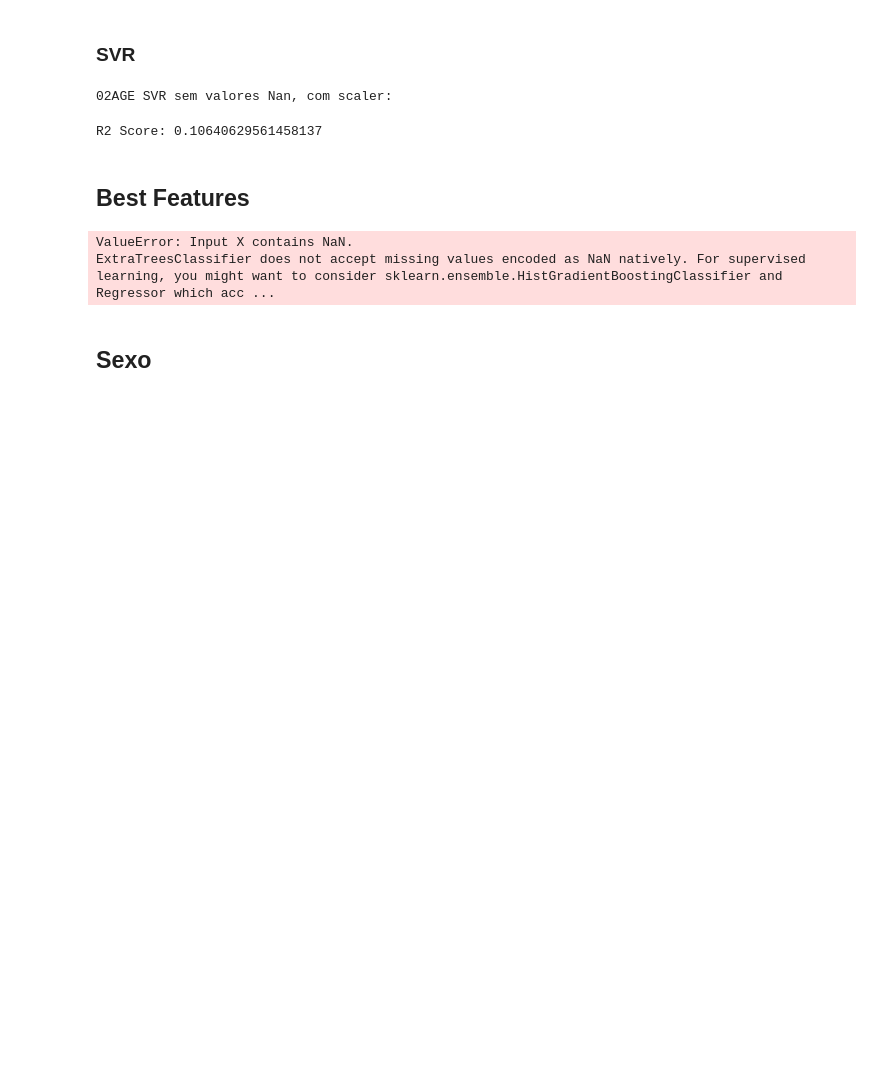
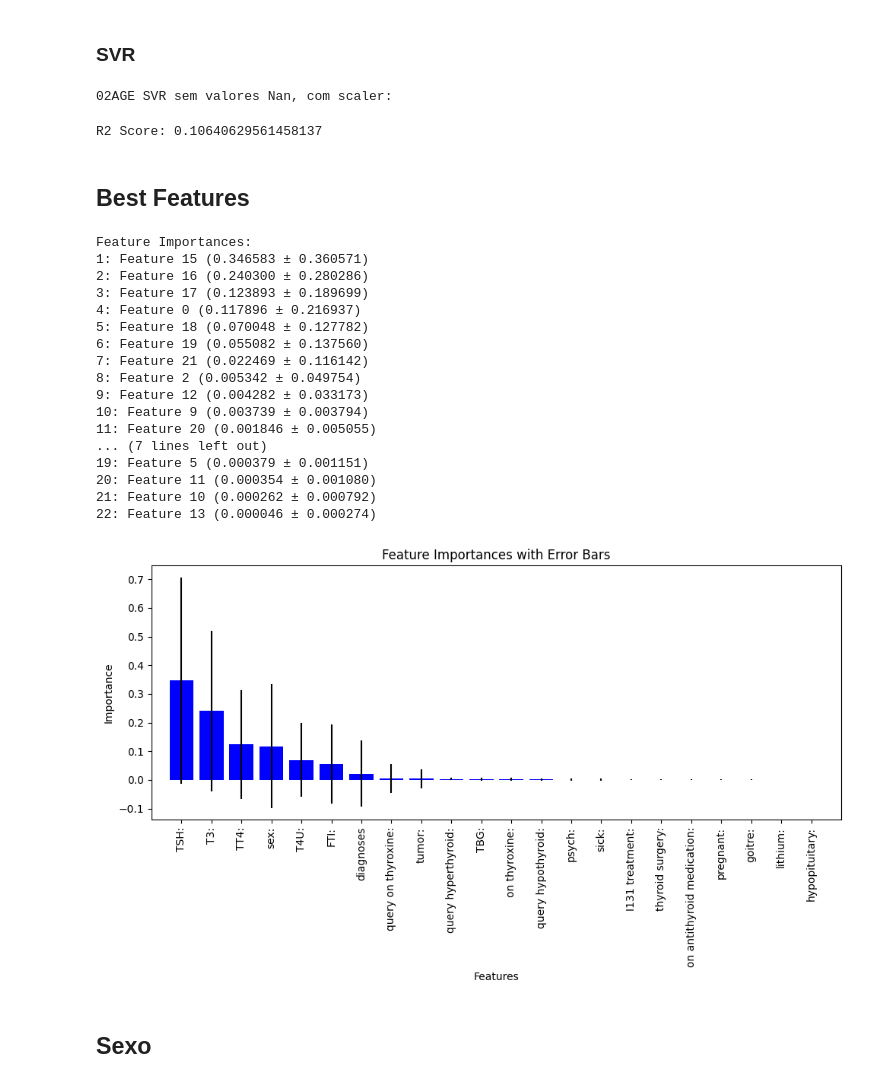
Before and after one commit to pdlopes21/EC2024, a Jupyter notebook: proj.ipynb, the cells around one changed output. Drawn from its saved outputs; the diff is of its cells as text; code cells hidden in the pictures; blank space fills up the shorter version.

```diff
--- a/proj.ipynb
+++ b/proj.ipynb
@@ -557,38 +591,49 @@ y_test_flat = np.ravel(y_test)
 R2 Score: 0.10640629561458137
 # %% [markdown]
 ## Best Features
-# %%
-X_train, X_test, y_train, y_test = train_test_split(X_age, y_age, test_size=0.25,random_state=0)
-
-#SCALER
-scaler = StandardScaler()
-scaler.fit(X_train)
-Xt_train=scaler.fit_transform(X_train)
-Xt_test=scaler.fit_transform(X_test)
-
-#FEATURE SELECTION
-N,M = Xt_train.shape
-
-rfr=RandomForestRegressor(random_state=0)
-sel = SelectFromModel(estimator=rfr,threshold=0.02)
-y_train = y_train.squeeze().ravel()
-y_test = y_test.squeeze().ravel()
-sel.fit(Xt_train, y_train)
-
-print("Default threshold: ", sel.threshold_)
-
-features=sel.get_support()
-Features_selected =np.arange(M)[features]
-
-print("The features selected are columns: ", Features_selected)
-
-nX_train=sel.transform(Xt_train)
-nX_test=sel.transform(Xt_test)
-
-score = make_scorer(r2_score)
-# %% [output]
-ValueError: Input X contains NaN.
-ExtraTreesClassifier does not accept missing values encoded as NaN natively. For supervised learning, you might want to consider sklearn.ensemble.HistGradientBoostingClassifier and Regressor which acc ...
+# %%
+rfr.fit(X_train_imputed, y_train)
+
+# Calculate feature importances and standard deviations
+importances = rfr.feature_importances_
+std = np.std([t.feature_importances_ for t in rfr.estimators_], axis=0)
+
+# Sort features based on importances
+indices = np.argsort(importances)[::-1]
+
+# Print and plot feature importances with error bars
+print("Feature Importances:")
+for f in range(X_train_imputed.shape[1]):
+    print("%d: Feature %d (%f ± %f)" % (f + 1, indices[f], importances[indices[f]], std[indices[f]]))
+
+plt.figure(figsize=(10, 6))
+plt.bar(range(X_train_imputed.shape[1]), importances[indices], color="b", yerr=std[indices], align="center")
+plt.xticks(range(X_train_imputed.shape[1]), X_age.columns[indices], rotation=90)
+plt.xlim([-1, X_train_imputed.shape[1]])
+plt.xlabel("Features")
+plt.ylabel("Importance")
+plt.title("Feature Importances with Error Bars")
+plt.tight_layout()
+plt.show()
+# %% [output]
+Feature Importances:
+1: Feature 15 (0.346583 ± 0.360571)
+2: Feature 16 (0.240300 ± 0.280286)
+3: Feature 17 (0.123893 ± 0.189699)
+4: Feature 0 (0.117896 ± 0.216937)
+5: Feature 18 (0.070048 ± 0.127782)
+6: Feature 19 (0.055082 ± 0.137560)
+7: Feature 21 (0.022469 ± 0.116142)
+8: Feature 2 (0.005342 ± 0.049754)
+9: Feature 12 (0.004282 ± 0.033173)
+10: Feature 9 (0.003739 ± 0.003794)
+11: Feature 20 (0.001846 ± 0.005055)
+... (7 lines left out)
+19: Feature 5 (0.000379 ± 0.001151)
+20: Feature 11 (0.000354 ± 0.001080)
+21: Feature 10 (0.000262 ± 0.000792)
+22: Feature 13 (0.000046 ± 0.000274)
+[figure, added]
 # %% [markdown]
 ## Sexo
 # %%
```
Also changed, not shown: parts of 6 cells of this notebook.
